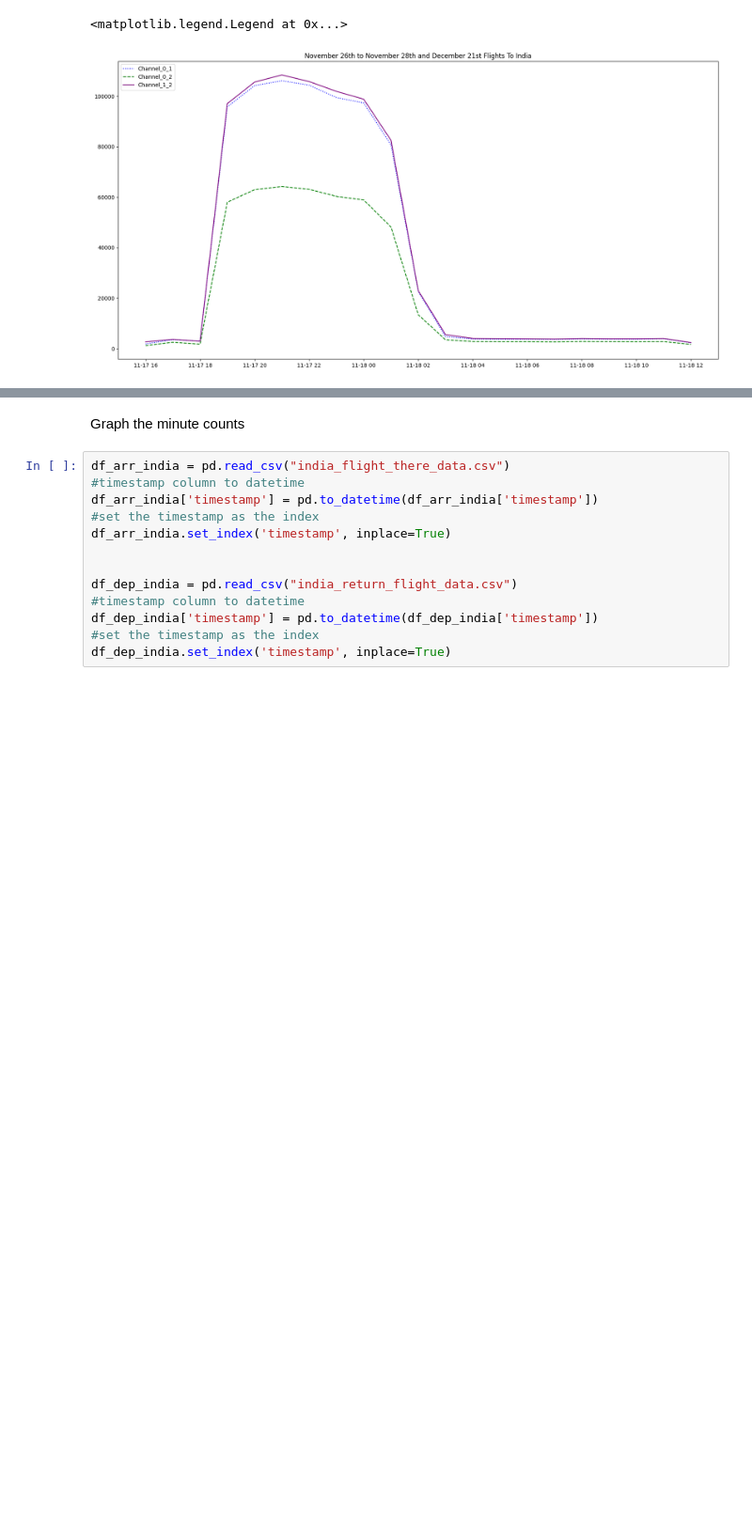
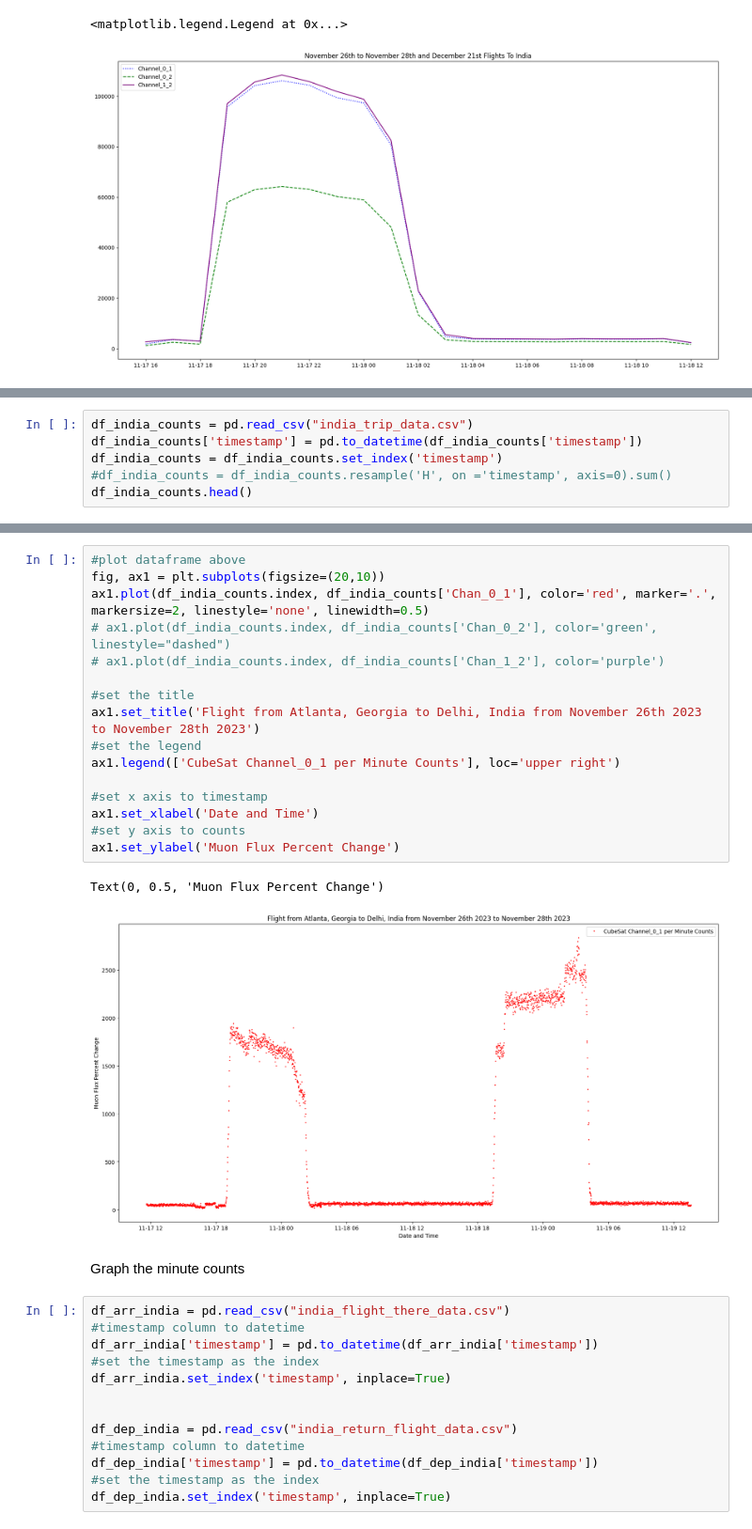
Before and after one commit to vpadgett1/cubesat_test_data, a Jupyter notebook: flights/india_trip_data.ipynb, the cells around one changed output, grey strips where cells are left out. Shown: that part at 94% size. Saved outputs shown, nothing was run; the diff lists cells and outputs as text; blank space fills up the shorter version.

Commit message:
created new graph of first dataset

```diff
--- a/flights/india_trip_data.ipynb
+++ b/flights/india_trip_data.ipynb
@@ -203,0 +206,6 @@ ax1.legend(['Channel_0_1', 'Channel_0_2', 'Channel_1_2'], loc='upper left')
+# %%
+df_india_counts = pd.read_csv("india_trip_data.csv")
+df_india_counts['timestamp'] = pd.to_datetime(df_india_counts['timestamp'])
+df_india_counts = df_india_counts.set_index('timestamp')
+#df_india_counts = df_india_counts.resample('H', on ='timestamp', axis=0).sum()
+df_india_counts.head()
@@ -204,3 +220,22 @@ ax1.legend(['Channel_0_1', 'Channel_0_2', 'Channel_1_2'], loc='upper left')
+# %%
+#plot dataframe above
+fig, ax1 = plt.subplots(figsize=(20,10))
+ax1.plot(df_india_counts.index, df_india_counts['Chan_0_1'], color='red', marker='.', markersize=2, linestyle='none', linewidth=0.5)
+# ax1.plot(df_india_counts.index, df_india_counts['Chan_0_2'], color='green', linestyle="dashed")
+# ax1.plot(df_india_counts.index, df_india_counts['Chan_1_2'], color='purple')
+
+#set the title
+ax1.set_title('Flight from Atlanta, Georgia to Delhi, India from November 26th 2023 to November 28th 2023')
+#set the legend
+ax1.legend(['CubeSat Channel_0_1 per Minute Counts'], loc='upper right')
+
+#set x axis to timestamp
+ax1.set_xlabel('Date and Time')
+#set y axis to counts
+ax1.set_ylabel('Muon Flux Percent Change')
+# %% [output]
+Text(0, 0.5, 'Muon Flux Percent Change')
+[figure, added]
 # %% [markdown]
 Graph the minute counts
 # %%
```
Also changed, not shown: parts of 2 cells of this notebook, 3 other files.
